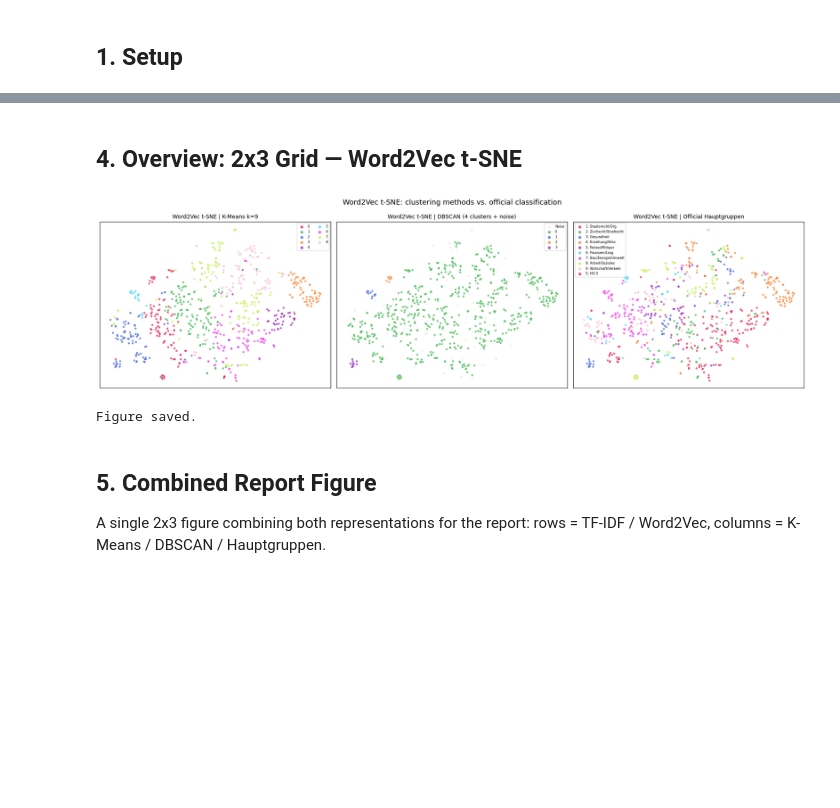
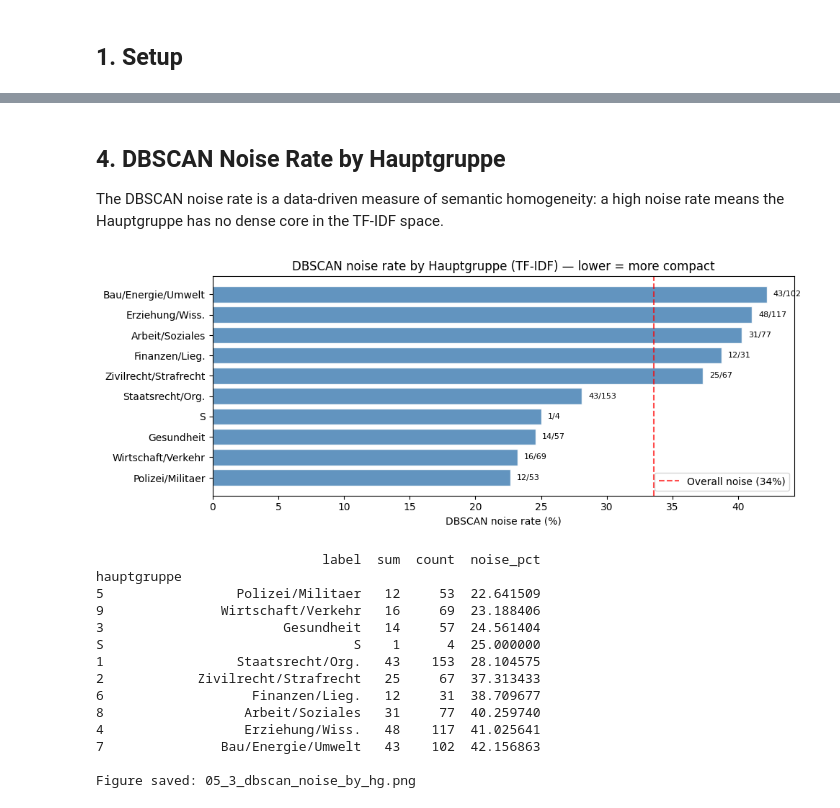
Before and after one commit to bernhardeymann/Unsupervised_ML_2026, a Jupyter notebook: notebooks/05_3_visualization.ipynb, the cells around one changed output, grey strips where cells are left out. Cells and saved outputs as stored; diff of their text form; code cells hidden in the pictures; blank space fills up the shorter version.

```diff
--- a/notebooks/05_3_visualization.ipynb
+++ b/notebooks/05_3_visualization.ipynb
@@ -159,41 +129,46 @@ Figure saved.
 # %% [markdown]
-## 4. Overview: 2x3 Grid — Word2Vec t-SNE
+## 4. DBSCAN Noise Rate by Hauptgruppe
+
+The DBSCAN noise rate is a data-driven measure of semantic homogeneity:
+a high noise rate means the Hauptgruppe has no dense core in the TF-IDF space.
 # %%
-fig, axes = plt.subplots(1, 3, figsize=(18, 5))
+df['is_noise'] = dbscan_tfidf == -1
 
-# K-Means k=9
-scatter_tsne(axes[0], X_w2v_tsne,
-             results['cluster_w2v_9'].tolist(),
-             HG_COLORS,
-             "Word2Vec t-SNE | K-Means k=9")
+noise_by_hg = df.groupby('hauptgruppe')['is_noise'].agg(['sum', 'count'])
+noise_by_hg['noise_pct'] = noise_by_hg['sum'] / noise_by_hg['count'] * 100
+noise_by_hg['label']     = noise_by_hg.index.map(lambda x: HAUPTGRUPPEN.get(x, x))
+noise_by_hg = noise_by_hg.sort_values('noise_pct', ascending=True)
 
-# DBSCAN
-scatter_tsne(axes[1], X_w2v_tsne,
-             results['cluster_dbscan_w2v'].tolist(),
-             HG_COLORS,
-             "Word2Vec t-SNE | DBSCAN (4 clusters + noise)",
-             noise_label=-1)
-
-# Official Hauptgruppen
-for i, hg in enumerate(hg_unique):
-    mask = np.array(hg_labels) == hg
-    label = HAUPTGRUPPEN.get(hg, f'HG {hg}')
-    axes[2].scatter(X_w2v_tsne[mask, 0], X_w2v_tsne[mask, 1],
-                    s=12, alpha=0.75, color=HG_COLORS[i % len(HG_COLORS)],
-                    label=f"{hg}: {label}", linewidths=0)
-axes[2].set_title("Word2Vec t-SNE | Official Hauptgruppen", fontsize=10)
-axes[2].set_xticks([]); axes[2].set_yticks([])
-axes[2].legend(fontsize=6, markerscale=1.5, loc='best', framealpha=0.7)
-
-plt.suptitle("Word2Vec t-SNE: clustering methods vs. official classification", fontsize=13)
+fig, ax = plt.subplots(figsize=(10, 4))
+bars = ax.barh(noise_by_hg['label'], noise_by_hg['noise_pct'],
+               color='steelblue', edgecolor='white', alpha=0.85)
+avg_noise = df['is_noise'].mean() * 100
+ax.axvline(avg_noise, color='red', linestyle='--', alpha=0.7,
+           label=f'Overall noise ({avg_noise:.0f}%)')
+for bar, (_, row) in zip(bars, noise_by_hg.iterrows()):
+    ax.text(bar.get_width() + 0.5, bar.get_y() + bar.get_height() / 2,
+            f"{row['sum']:.0f}/{row['count']:.0f}", va='center', fontsize=8)
+ax.set_xlabel('DBSCAN noise rate (%)')
+ax.set_title('DBSCAN noise rate by Hauptgruppe (TF-IDF) — lower = more compact')
+ax.legend()
 plt.tight_layout()
-plt.savefig("../report/figures/05_3_tsne_w2v.png", dpi=150, bbox_inches='tight')
+plt.savefig('../report/figures/05_3_dbscan_noise_by_hg.png', dpi=150)
 plt.show()
-print("Figure saved.")
+print(noise_by_hg[['label', 'sum', 'count', 'noise_pct']].to_string())
+print('\nFigure saved: 05_3_dbscan_noise_by_hg.png')
 # %% [output]
-[figure, old version]
+[figure, new version]
-Figure saved.
+                             label  sum  count  noise_pct
+hauptgruppe
+5                 Polizei/Militaer   12     53  22.641509
+9               Wirtschaft/Verkehr   16     69  23.188406
+3                       Gesundheit   14     57  24.561404
+S                                S    1      4  25.000000
+1                 Staatsrecht/Org.   43    153  28.104575
+2            Zivilrecht/Strafrecht   25     67  37.313433
+6                   Finanzen/Lieg.   12     31  38.709677
+8                  Arbeit/Soziales   31     77  40.259740
+4                  Erziehung/Wiss.   48    117  41.025641
+7               Bau/Energie/Umwelt   43    102  42.156863
+
+Figure saved: 05_3_dbscan_noise_by_hg.png
-# %% [markdown]
-## 5. Combined Report Figure
-
-A single 2x3 figure combining both representations for the report: rows = TF-IDF / Word2Vec, columns = K-Means / DBSCAN / Hauptgruppen.
```
Also changed, not shown: parts of 10 cells of this notebook, 1 other file.
